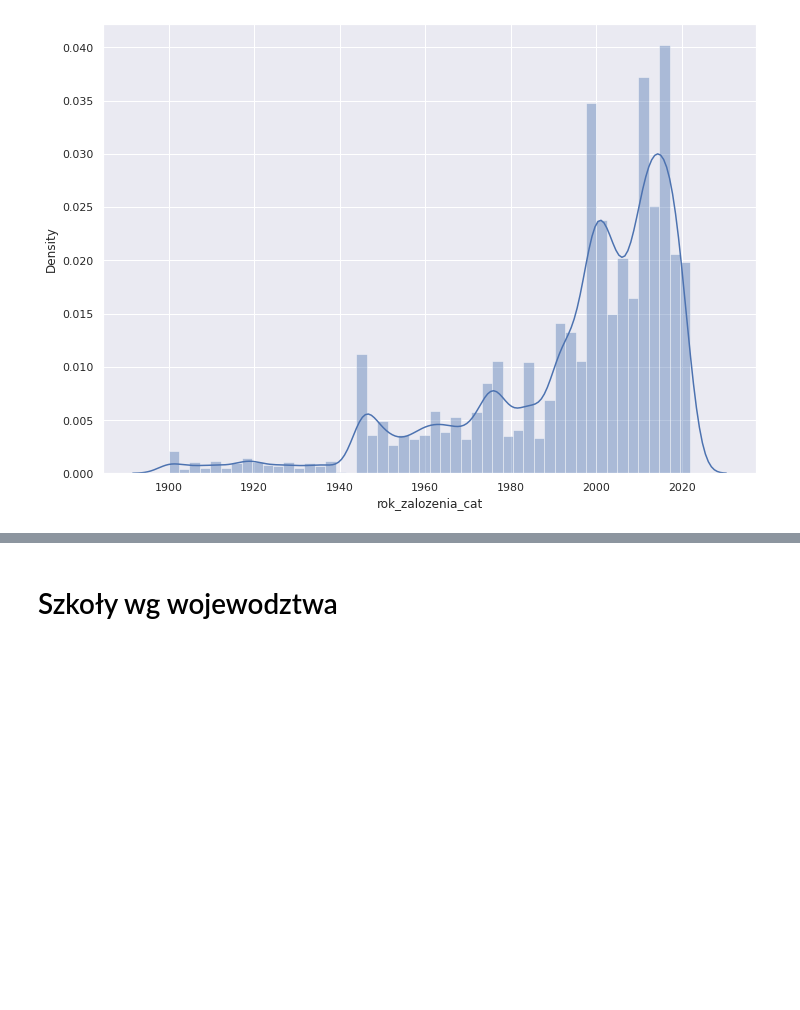
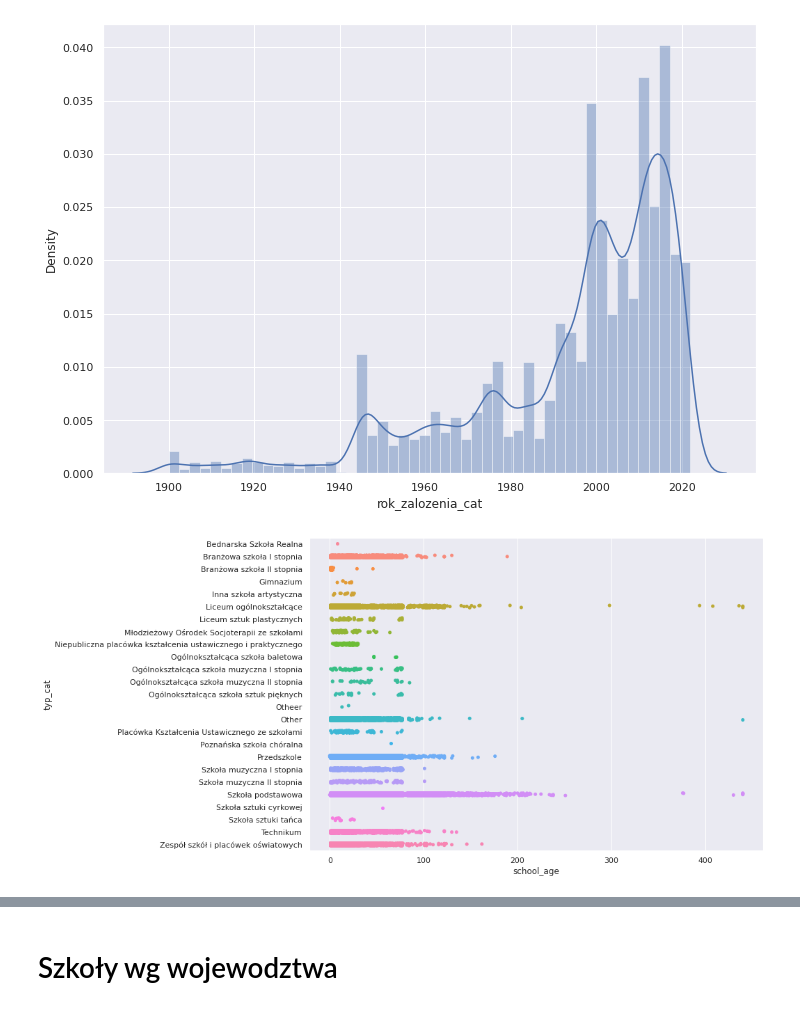
Before and after one commit to DataWorkshop-Foundation/way-to-school, a Jupyter notebook: notebooks/EDA.ipynb, the cells around one changed output, grey strips where cells are left out. Saved outputs shown, nothing was run; the diff lists cells and outputs as text; code cells hidden in the pictures; blank space fills up the shorter version.

```diff
--- a/notebooks/EDA.ipynb
+++ b/notebooks/EDA.ipynb
@@ -685,0 +738,4 @@ sns.distplot(df[df['rok_zalozenia_cat']>=1900]['rok_zalozenia_cat']);
+# %%
+sns.stripplot(y=df["typ_cat"], x=df["school_age"]);
+# %% [output]
+[figure, added]
```
Also changed, not shown: parts of 60 cells of this notebook.
